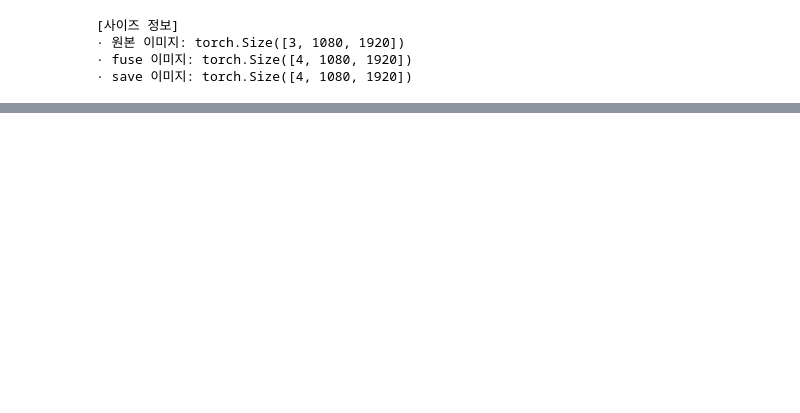
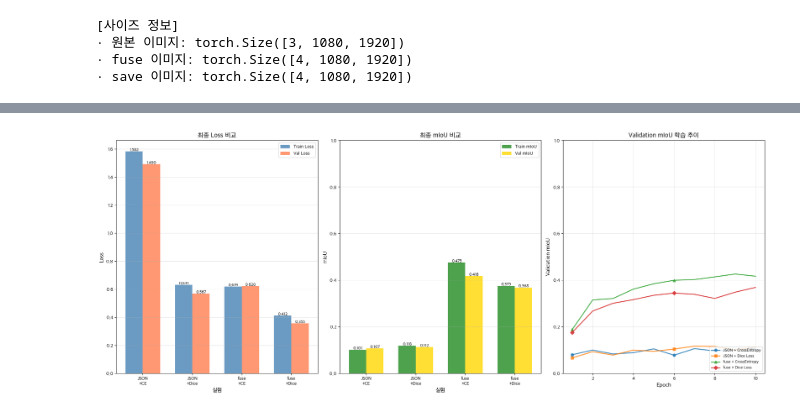
Before and after one commit to wonbywondev/ML-DL, a Jupyter notebook: 08_DL_ImageSegmentation/08_UNet_Football.ipynb, the cells around one changed output, grey strips where cells are left out. Saved outputs shown, nothing was run; the diff lists cells and outputs as text; code cells hidden in the pictures; blank space fills up the shorter version.

```diff
--- a/08_DL_ImageSegmentation/08_UNet_Football.ipynb
+++ b/08_DL_ImageSegmentation/08_UNet_Football.ipynb
@@ -448,0 +940,85 @@ UNet(
+# %%
+# 네 실험 최종 결과 통합 비교 시각화
+fig = plt.figure(figsize=(20, 8))
+
+# 1. Loss 비교 (왼쪽)
+ax1 = plt.subplot(1, 3, 1)
+x_pos = np.arange(len(experiments))
+train_losses = [results[exp]["history"]["train_loss"][-1] for exp in experiments]
+val_losses = [results[exp]["history"]["val_loss"][-1] for exp in experiments]
+
+width = 0.35
+bars1 = ax1.bar(x_pos - width/2, train_losses, width, label="Train Loss", color="steelblue", alpha=0.8)
+bars2 = ax1.bar(x_pos + width/2, val_losses, width, label="Val Loss", color="coral", alpha=0.8)
+
+ax1.set_xlabel("실험", fontsize=12)
+ax1.set_ylabel("Loss", fontsize=12)
+ax1.set_title("최종 Loss 비교", fontsize=14, fontweight="bold")
+ax1.set_xticks(x_pos)
+ax1.set_xticklabels(["JSON\n+CE", "JSON\n+Dice", "fuse\n+CE", "fuse\n+Dice"], fontsize=10)
+ax1.legend()
+ax1.grid(True, alpha=0.3, axis="y")
+
+# 값 표시
+for bar in bars1:
+    height = bar.get_height()
+    ax1.text(bar.get_x() + bar.get_width()/2., height,
+            f"{height:.3f}", ha="center", va="bottom", fontsize=9)
+for bar in bars2:
+    height = bar.get_height()
+    ax1.text(bar.get_x() + bar.get_width()/2., height,
+            f"{height:.3f}", ha="center", va="bottom", fontsize=9)
+
+# 2. mIoU 비교 (중앙)
+ax2 = plt.subplot(1, 3, 2)
+train_ious = [results[exp]["history"]["train_iou"][-1] for exp in experiments]
+val_ious = [results[exp]["history"]["val_iou"][-1] for exp in experiments]
+
+bars3 = ax2.bar(x_pos - width/2, train_ious, width, label="Train mIoU", color="forestgreen", alpha=0.8)
+bars4 = ax2.bar(x_pos + width/2, val_ious, width, label="Val mIoU", color="gold", alpha=0.8)
+
+ax2.set_xlabel("실험", fontsize=12)
+ax2.set_ylabel("mIoU", fontsize=12)
+ax2.set_title("최종 mIoU 비교", fontsize=14, fontweight="bold")
+ax2.set_xticks(x_pos)
+ax2.set_xticklabels(["JSON\n+CE", "JSON\n+Dice", "fuse\n+CE", "fuse\n+Dice"], fontsize=10)
+ax2.legend()
+ax2.grid(True, alpha=0.3, axis="y")
+ax2.set_ylim([0, 1.0])
+
+# 값 표시
+for bar in bars3:
+    height = bar.get_height()
+    ax2.text(bar.get_x() + bar.get_width()/2., height,
+            f"{height:.3f}", ha="center", va="bottom", fontsize=9)
+for bar in bars4:
+    height = bar.get_height()
+    ax2.text(bar.get_x() + bar.get_width()/2., height,
+            f"{height:.3f}", ha="center", va="bottom", fontsize=9)
+
+# 3. Val mIoU 추이 비교 (오른쪽)
+ax3 = plt.subplot(1, 3, 3)
+colors = ["#1f77b4", "#ff7f0e", "#2ca02c", "#d62728"]
+markers = ["o", "s", "^", "D"]
+
+for idx, (exp_name, title, color, marker) in enumerate(zip(experiments, titles, colors, markers)):
+    history = results[exp_name]["history"]
+    epochs_range = range(1, len(history["val_iou"]) + 1)
+    ax3.plot(epochs_range, history["val_iou"],
+            color=color, marker=marker, markevery=5,
+            label=title, linewidth=2, markersize=6, alpha=0.8)
+
+ax3.set_xlabel("Epoch", fontsize=12)
+ax3.set_ylabel("Validation mIoU", fontsize=12)
+ax3.set_title("Validation mIoU 학습 추이", fontsize=14, fontweight="bold")
+ax3.legend(loc="lower right", fontsize=9)
+ax3.grid(True, alpha=0.3)
+ax3.set_ylim([0, 1.0])
+
+plt.tight_layout()
+plt.savefig("final_comparison.png", dpi=150, bbox_inches="tight")
+plt.show()
+
+print("최종 비교 시각화 저장 완료: final_comparison.png")
+# %% [output]
+[figure, added]
```
Also changed, not shown: parts of 34 cells of this notebook.
